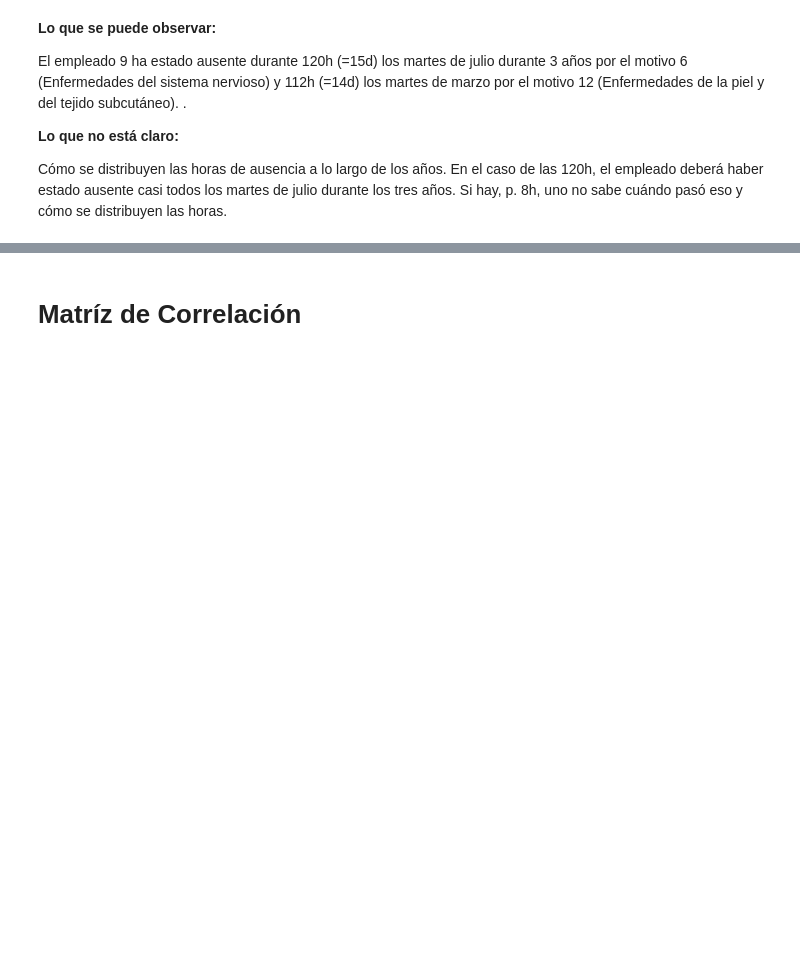
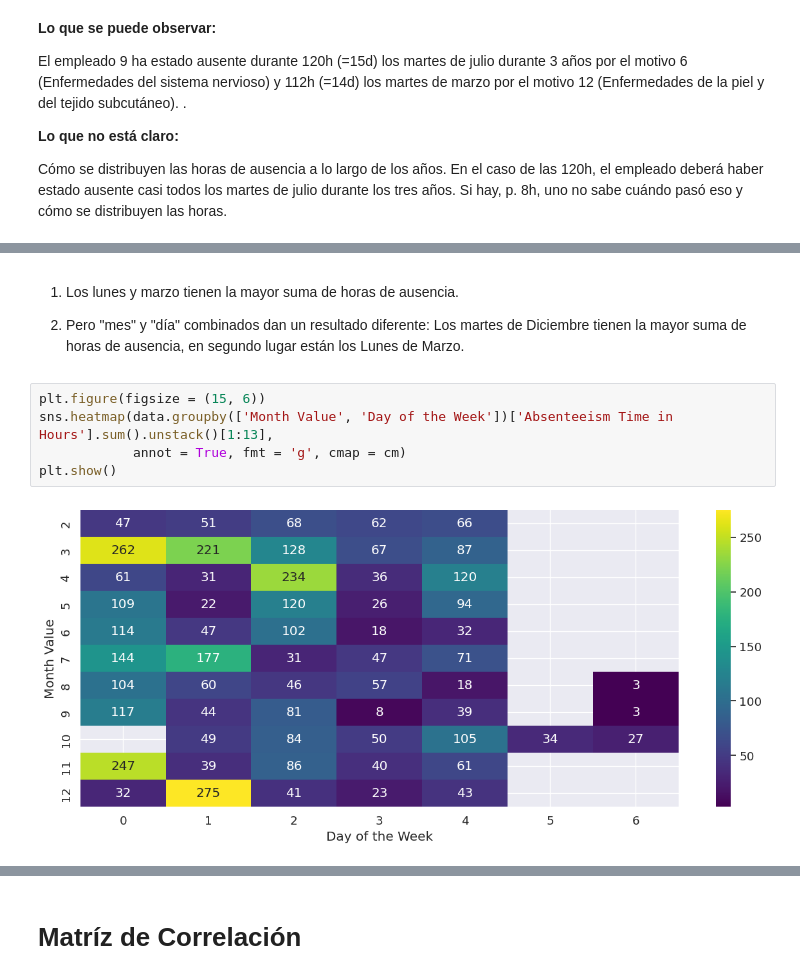
Before and after one commit to christmasv/Proyectos-de-ML, a Jupyter notebook: absentismo_modelo_rlogistica.ipynb, the cells around one changed output, grey strips where cells are left out. Saved outputs shown, nothing was run; the diff lists cells and outputs as text; blank space fills up the shorter version.

```diff
--- a/absentismo_modelo_rlogistica.ipynb
+++ b/absentismo_modelo_rlogistica.ipynb
@@ -285,0 +328,11 @@ Cómo se distribuyen las horas de ausencia a lo largo de los años. En el caso d
+# %% [markdown]
+1. Los lunes y marzo tienen la mayor suma de horas de ausencia.
+
+2. Pero "mes" y "día" combinados dan un resultado diferente: Los martes de Diciembre tienen la mayor suma de horas de ausencia, en segundo lugar están los Lunes de Marzo.
+# %%
+plt.figure(figsize = (15, 6))
+sns.heatmap(data.groupby(['Month Value', 'Day of the Week'])['Absenteeism Time in Hours'].sum().unstack()[1:13],
+            annot = True, fmt = 'g', cmap = cm)
+plt.show()
+# %% [output]
+[figure, added]
```
Also changed, not shown: parts of 22 cells of this notebook.
